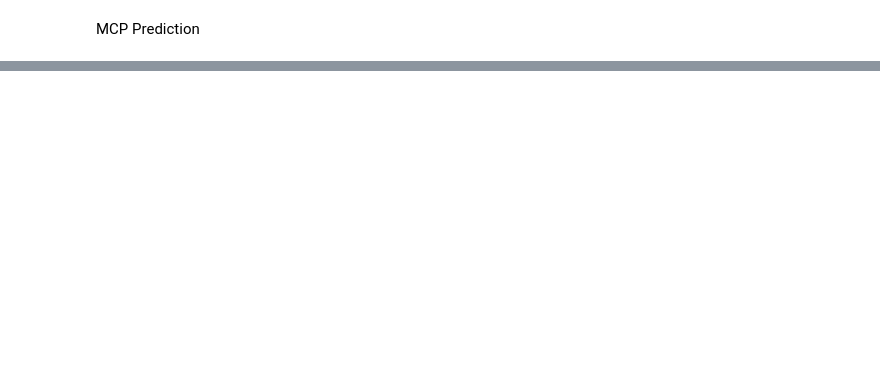
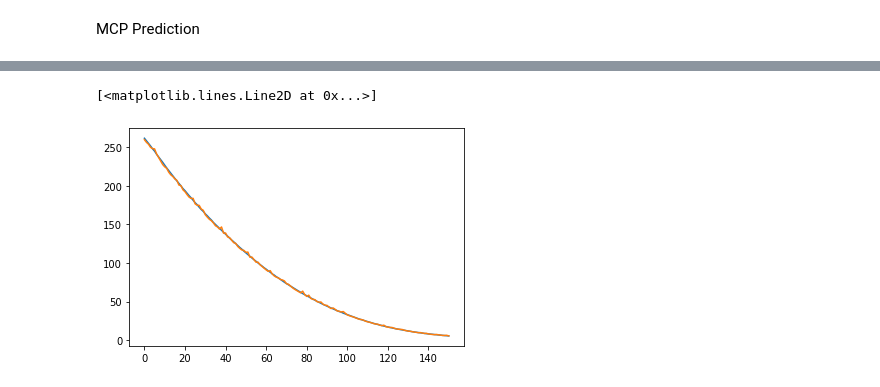
Before and after one commit to g2su/CSE151KaggleCompetition, a Jupyter notebook: Load_Argo2_Public.ipynb, the cells around one changed output, grey strips where cells are left out. Drawn from its saved outputs; the diff is of its cells as text; code cells hidden in the pictures; blank space fills up the shorter version.

```diff
--- a/Load_Argo2_Public.ipynb
+++ b/Load_Argo2_Public.ipynb
@@ -1154,0 +1496,34 @@ df.to_csv("out.csv", index=False)
+# %%
+num_epochs = 10000 #1000 epochs
+learning_rate = 0.00001 #0.001 lr
+
+input_size = 2 #number of features
+hidden_size = 128 #number of features in hidden state
+num_layers = 1 #number of stacked lstm layers
+
+num_classes = 2 #number of output classes
+batch_size = 32
+
+mtrain_austinX, mtrain_austinY = create_input(final_X_train_austin, final_y_train_austin, 50)
+mval_austinX, mval_austinY = create_input(final_X_valid_austin, final_y_valid_austin, 50)
+
+
+train_data = []
+for i in range(len(mtrain_austinX)):
+    train_data.append([mtrain_austinX[i], mtrain_austinY[i]])
+
+val_data = []
+for i in range(len(mval_austinX)):
+    val_data.append([mval_austinX[i], mval_austinY[i]])
+
+training_loader = torch.utils.data.DataLoader(train_data, batch_size=batch_size, shuffle=True, drop_last=True)
+validation_loader = torch.utils.data.DataLoader(val_data, batch_size=batch_size, shuffle=False, drop_last=True)
+
+lr = linearRegression(100, num_classes)
+
+criterion = torch.nn.MSELoss()
+#optimizer = torch.optim.Adam(lstm2.parameters(), lr=learning_rate)
+optimizer = torch.optim.Adam(lr.parameters(), lr=learning_rate)
+best_v_loss = 100000
+best_avg_loss = 100000
+best_t_loss = 100000
@@ -1154,0 +1580,8 @@ df.to_csv("out.csv", index=False)
+# %%
+#val_loss = [i.detach().numpy() for i in val_loss]
+#train_loss = [i.detach().numpy() for i in train_loss]
+plt.plot(train_loss[10:])
+plt.plot(val_loss[10:])
+# %% [output]
+[<matplotlib.lines.Line2D at 0x...>]
+[figure, added]
```
Also changed, not shown: parts of 222 cells of this notebook.
